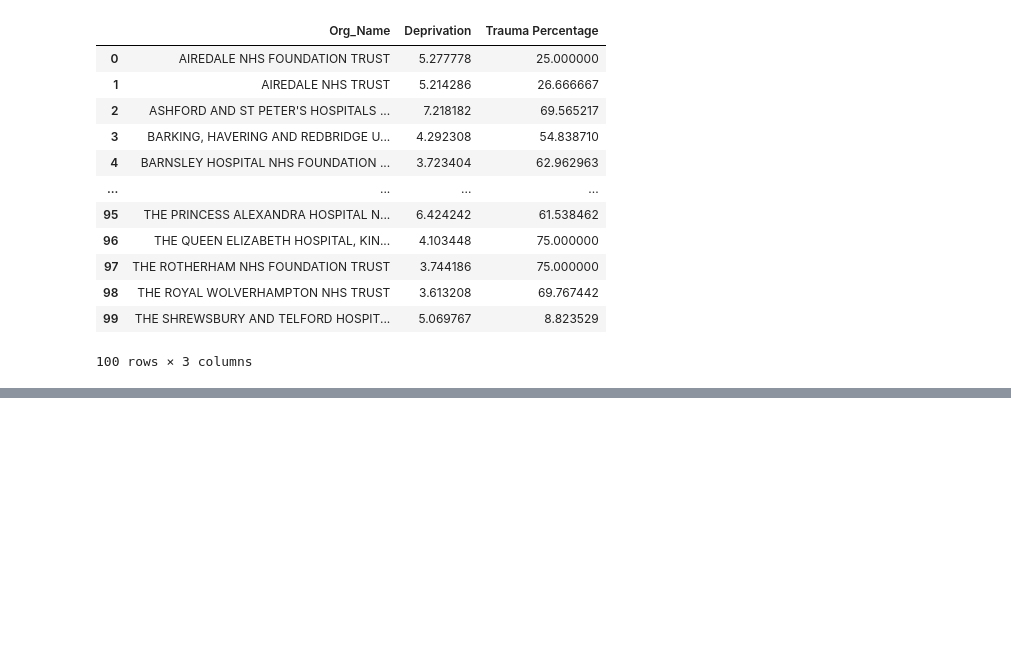
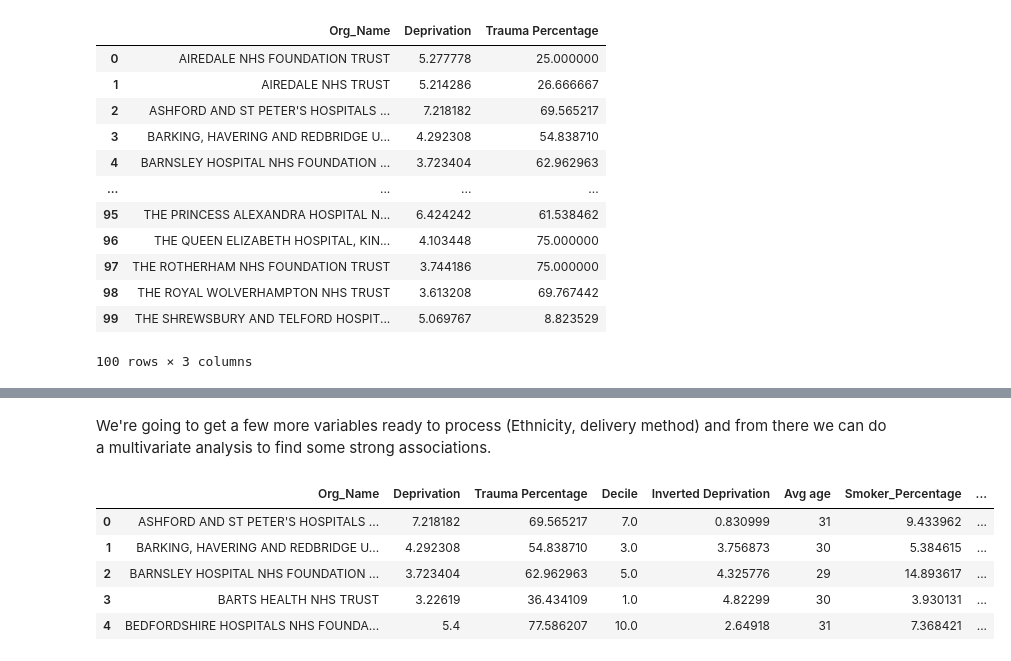
Before and after one commit to richardcornall/NHS-maternity-analysis, a Jupyter notebook: maternity analysis.ipynb, the cells around one changed output, grey strips where cells are left out. Cells and saved outputs as stored; diff of their text form; code cells hidden in the pictures; blank space fills up the shorter version.

```diff
--- a/maternity analysis.ipynb
+++ b/maternity analysis.ipynb
@@ -407,0 +544,6 @@ show(p)
+# %%
+def calculate_percentage(part, total):
+    if total == 0:
+        return None
+    percentage = (part / total) * 100
+    return percentage
@@ -407,0 +624,10 @@ show(p)
+# %%
+df_csf = dftrusts[dftrusts['Dimension'] == 'ComplexSocialFactorsInd']
+df_csf_grouped = df_csf.groupby(['Org_Name', 'Measure'])['Final_value'].sum().unstack()
+df_csf_grouped['Total'] = df_csf_grouped['N'] + df_csf_grouped['Y'] + df_csf_grouped['Missing Value']
+df_csf_grouped['Missing_Percentage'] = df_csf_grouped.apply(lambda row: calculate_percentage(row['Missing Value'], row['Total']), axis=1)
+df_csf_grouped['csfpercent'] = df_csf_grouped.apply(lambda row: calculate_percentage(row['Y'], row['N']), axis=1)
+df_csf_grouped.loc['Missing_Percentage'] = df_csf_grouped['Missing_Percentage']
+df_csf_grouped.reset_index(inplace=True)
+df_csf_grouped = df_csf_grouped[['Org_Name', 'csfpercent', 'Missing_Percentage']]
+df_csf_grouped.head(110)
@@ -407,0 +648,14 @@ show(p)
+# %% [markdown]
+We're going to get a few more variables ready to process (Ethnicity, delivery method) and from there we can do a multivariate analysis to find some strong associations.
+# %%
+final_df_csfpercent = final_df_with_smokers.merge(df_csf_grouped, on='Org_Name', how='left')
+
+# Display the merged DataFrame to verify
+final_df_csfpercent.head()
+# %% [output]
+|  | Org_Name | Deprivation | Trauma Percentage | Decile | Inverted Deprivation | Avg age | Smoker_Percentage | ... |
+| 0 | ASHFORD AND ST PETER'S HOSPITALS ... | 7.218182 | 69.565217 | 7.0 | 0.830999 | 31 | 9.433962 | ... |
+| 1 | BARKING, HAVERING AND REDBRIDGE U... | 4.292308 | 54.838710 | 3.0 | 3.756873 | 30 | 5.384615 | ... |
+| 2 | BARNSLEY HOSPITAL NHS FOUNDATION ... | 3.723404 | 62.962963 | 5.0 | 4.325776 | 29 | 14.893617 | ... |
+| 3 | BARTS HEALTH NHS TRUST | 3.22619 | 36.434109 | 1.0 | 4.82299 | 30 | 3.930131 | ... |
+| 4 | BEDFORDSHIRE HOSPITALS NHS FOUNDA... | 5.4 | 77.586207 | 10.0 | 2.64918 | 31 | 7.368421 | ... |
```
Also changed, not shown: parts of 40 cells of this notebook.
